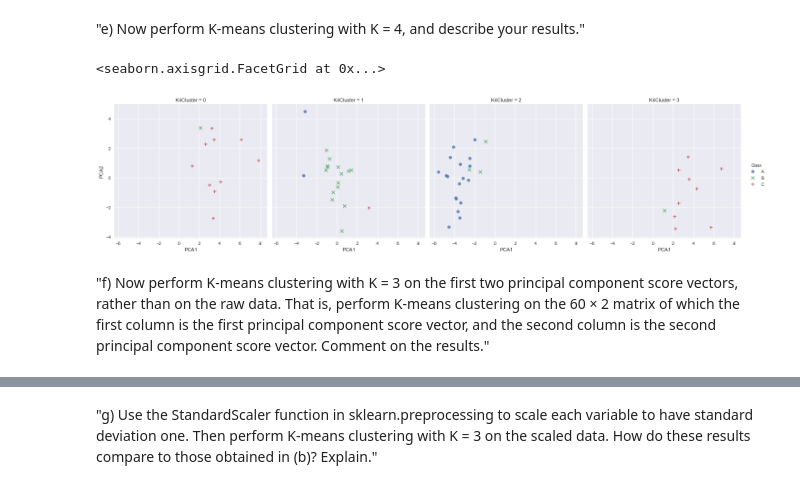
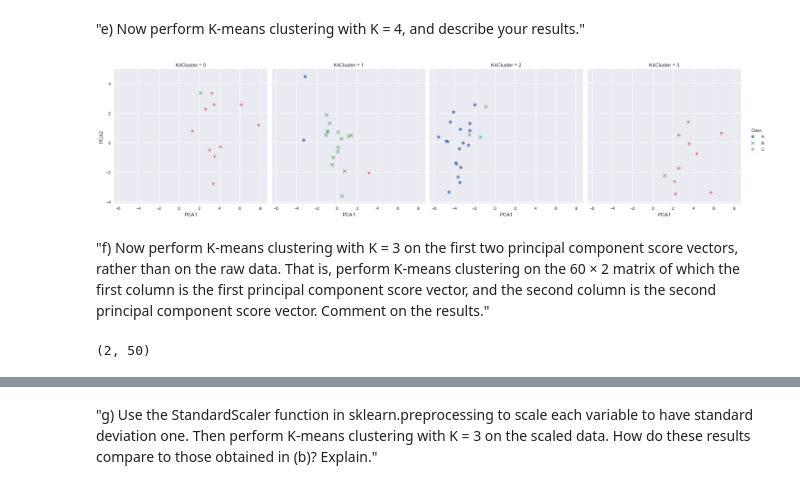
Before and after one commit to aenfield/Data558, a Jupyter notebook: Week04/EnfieldAndrew-HW4.ipynb, the cells around one changed output, grey strips where cells are left out. Drawn from its saved outputs; the diff is of its cells as text; code cells hidden in the pictures.

```diff
--- a/Week04/EnfieldAndrew-HW4.ipynb
+++ b/Week04/EnfieldAndrew-HW4.ipynb
@@ -238,15 +241,12 @@ sns.lmplot("PCA1", "PCA2", hue="Class", col="K2Cluster", markers=["o","x","+"],
 # %% [markdown]
 "e) Now perform K-means clustering with K = 4, and describe your results."
-# %%
-# this is mostly copy/paste from the previous question, but I won't worry about
-# defining a function in this case, to reduce duplication
-k = KMeans(n_clusters=4, random_state=0)
-k.fit(d_train_values)
-y_kmeans = k.predict(d_train_values)
-d['K4Cluster'] = y_kmeans
-sns.lmplot("PCA1", "PCA2", hue="Class", col="K4Cluster", markers=["o","x","+"], data=d, fit_reg=False)
-# %% [output]
-<seaborn.axisgrid.FacetGrid at 0x...>
-[figure, removed]
+# %%
+cluster_with_kmeans_and_plot(4, d_train_values, "K4Cluster")
+# %% [output]
+[figure, added]
 # %% [markdown]
 "f) Now perform K-means clustering with K = 3 on the first two principal component score vectors, rather than on the raw data. That is, perform K-means clustering on the 60 × 2 matrix of which the first column is the first principal component score vector, and the second column is the second principal component score vector. Comment on the results."
+# %%
+pca.components_.shape
+# %% [output]
+(2, 50)
```
Also changed, not shown: parts of 20 cells of this notebook.
